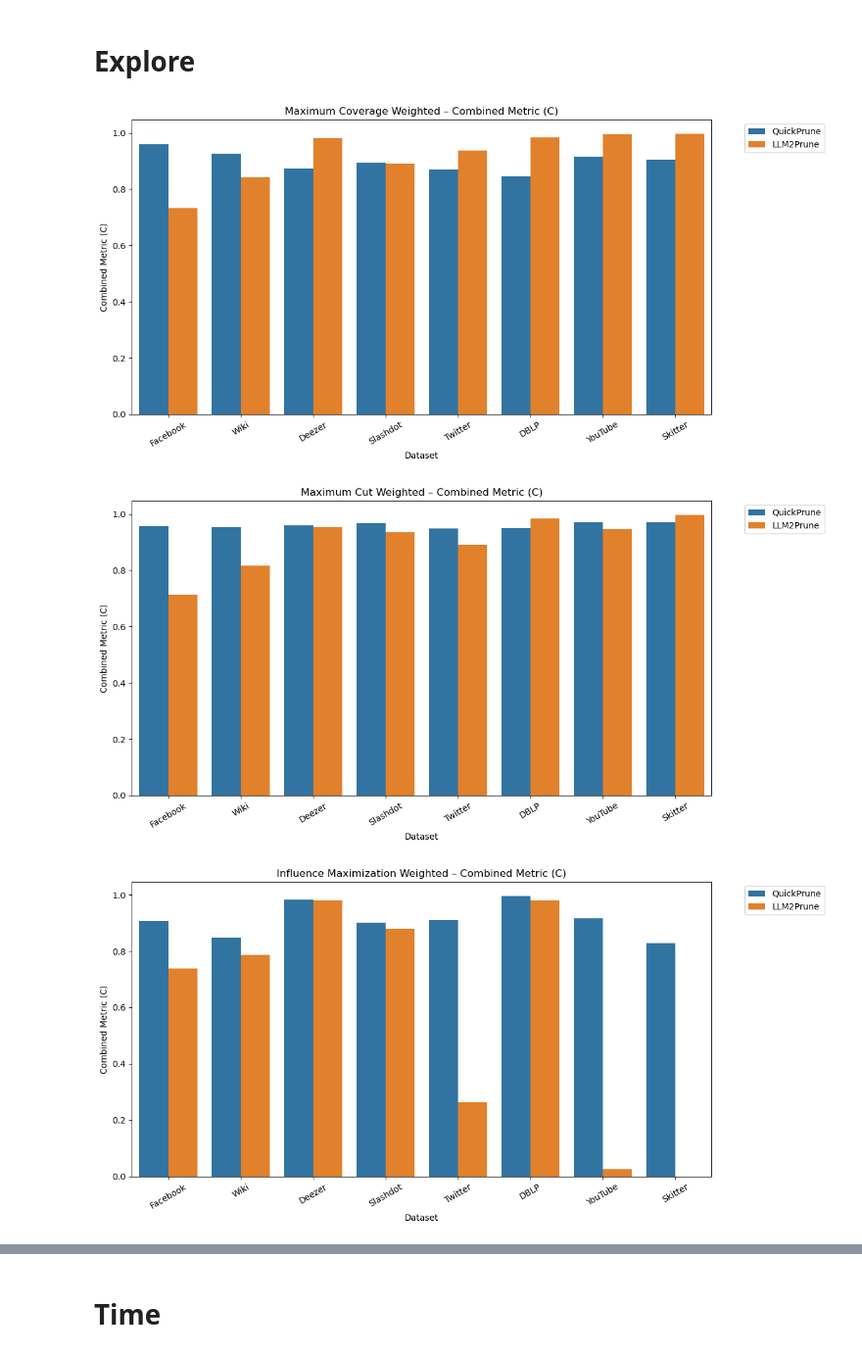
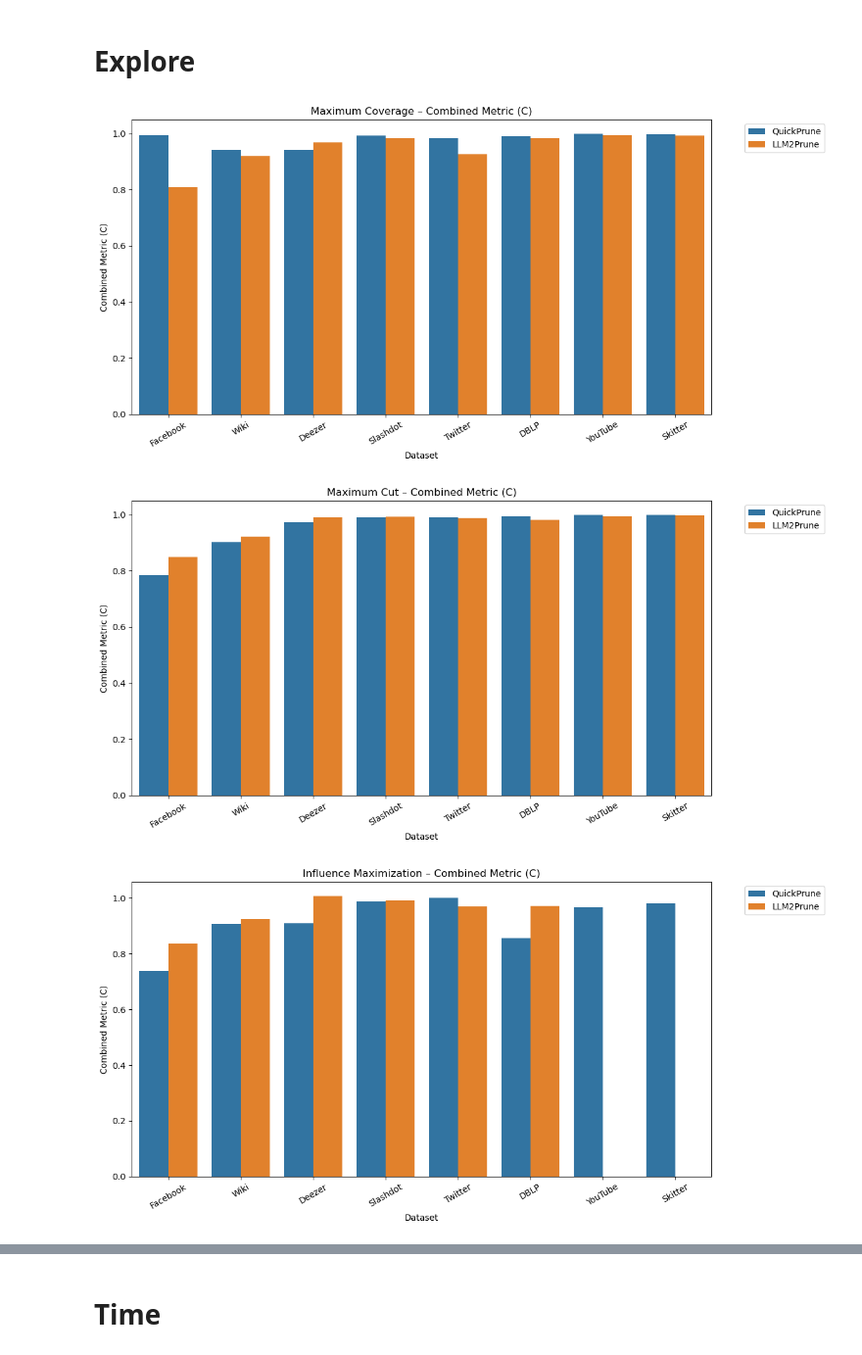
Before and after one commit to ankurnath/LLM_Pruning, a Jupyter notebook: Analyis.ipynb, the cells around one changed output, grey strips where cells are left out. Shown at 98% size. Cells and saved outputs as stored; diff of their text form; code cells hidden in the pictures.

```diff
--- a/Analyis.ipynb
+++ b/Analyis.ipynb
@@ -300,39 +296,39 @@ for problem in [
                 "P_r": round(ratio, 4),
                 "P_g": round(size, 4),
                 "C": round(combined, 4)
             }
         except Exception as e:
             pass
 
 def plot_algo_comparison(data_dict, problems, algos_to_plot, figsize=(12, 6)):
     for problem in problems:
         rows = []
         for algo, datasets in data_dict[problem].items():
             for dataset, vals in datasets.items():
                 if vals["C"] is not None:
                     rows.append({"Algorithm": algo, "Dataset": dataset, "C": vals["C"]})
         df = pd.DataFrame(rows)
         df_sub = df[df["Algorithm"].isin(algos_to_plot)]
         plt.figure(figsize=figsize)
         sns.barplot(data=df_sub, x="Dataset", y="C", hue="Algorithm")
         plt.title(f"{problem} – Combined Metric (C)")
         plt.ylabel("Combined Metric (C)")
         plt.xticks(rotation=30)
         plt.legend(bbox_to_anchor=(1.05, 1), loc="upper left")
         plt.tight_layout()
         plt.show()
 
 
 plot_algo_comparison (data_dict= data_dict, problems = [
-                                        'Maximum Coverage Weighted',
-                                        'Maximum Cut Weighted',
-                                        'Influence Maximization Weighted'
+                                        'Maximum Coverage',
+                                        'Maximum Cut',
+                                        'Influence Maximization'
                                         ],
                       algos_to_plot=["LLM2Prune", "QuickPrune"])
 # %% [output]
-[figure, old version]
+[figure, new version]
-[figure, old version]
+[figure, new version]
-[figure, old version]
+[figure, new version]
 # %%
 def compare_algorithms_avg(data_dict, problem, algo1, algo2):
     data = data_dict[problem]
```
Also changed, not shown: parts of 6 cells of this notebook, 34 other files.
